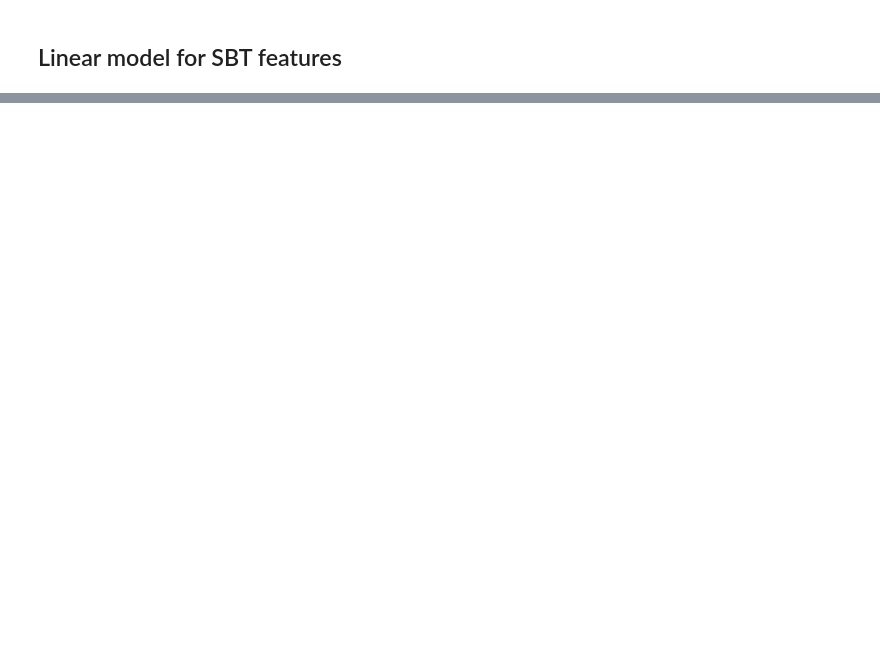
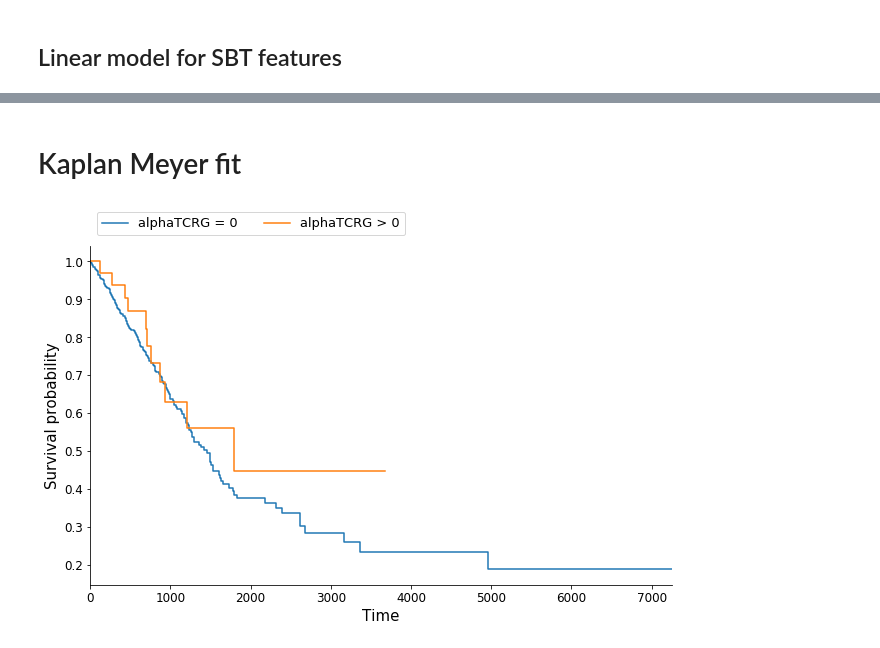
Before and after one commit to Mangul-Lab-USC/SBT_publication, a Jupyter notebook: notebooks/TCGA-LUAD Analysis.ipynb, the cells around one changed output, grey strips where cells are left out. Drawn from its saved outputs; the diff is of its cells as text; code cells hidden in the pictures; blank space fills up the shorter version.

```diff
--- a/notebooks/TCGA-LUAD Analysis.ipynb
+++ b/notebooks/TCGA-LUAD Analysis.ipynb
@@ -93,0 +100,17 @@ pvalues.round(4)
+# %%
+from lifelines import CoxPHFitter
+
+time_ = 'OS.time'
+event_ = 'OS'
+feature = 'alphaTCRG'
+
+data_ = data_with_purity[[time_, event_, feature]]
+
+data_['non-zero_alphaTCRG'] = data_['alphaTCRG'] > 0
+data_['non-zero_alphaTCRG']  = data_['non-zero_alphaTCRG'].astype(int)
+
+data_ = data_[[time_, event_, 'non-zero_alphaTCRG']]
+
+cph = CoxPHFitter()
+cph.fit(data_, duration_col=time_, event_col=event_)
+cph.print_summary()
@@ -93,0 +131,31 @@ pvalues.round(4)
+# %% [markdown]
+# Kaplan Meyer fit
+# %%
+
+df0 = data_.loc[data_['non-zero_alphaTCRG'] == 0]
+df1 = data_.loc[data_['non-zero_alphaTCRG'] == 1]
+
+import matplotlib as mpl
+
+mpl.rcParams['axes.spines.right'] = False
+mpl.rcParams['axes.spines.top'] = False
+
+
+fig, ax = plt.subplots(figsize=(9, 6))
+
+kmf = KaplanMeierFitter()
+kmf.fit( df0[time_],df0[event_], label=feature+" = 0")
+kmf.plot(ci_show=False)
+kmf.fit( df1[time_],df1[event_], label=feature+" > 0")
+kmf.plot(ci_show=False)
+
+plt.legend(bbox_to_anchor=(0,.92,1,0.2), loc="upper left", prop={'size': 13},  ncol=3)
+
+ax.tick_params(axis='both', which='major', labelsize=12)
+
+plt.ylabel('Survival probability', fontsize=15)
+plt.xlabel('Time', fontsize=15)
+#plt.xlim(0,3000)
+plt.tight_layout()
+# %% [output]
+[figure, added]
```
Also changed, not shown: parts of 6 cells of this notebook, 9 other files.
